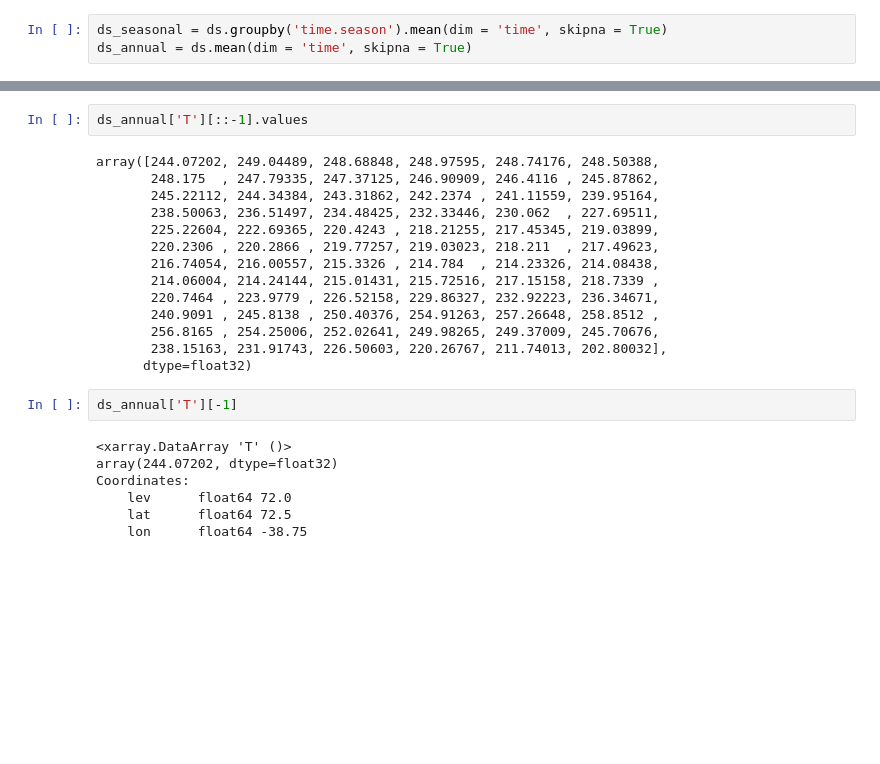
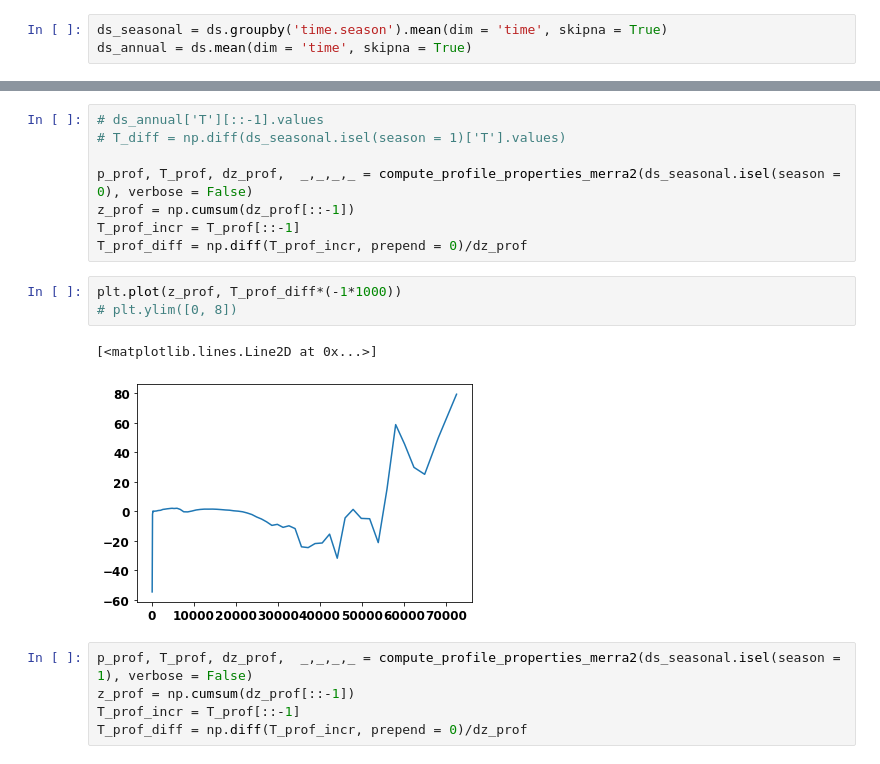
Before and after one commit to costachris/arctic_surface_forcing, a Jupyter notebook: rad_transfer_python/profile_analysis.ipynb, the cells around one changed output, grey strips where cells are left out. Saved outputs shown, nothing was run; the diff lists cells and outputs as text; blank space fills up the shorter version.

```diff
--- a/rad_transfer_python/profile_analysis.ipynb
+++ b/rad_transfer_python/profile_analysis.ipynb
@@ -83,25 +89,19 @@ plt.savefig(save_final_figs_dir + 'mean_and_seasonal_temperature_profiles_merra.
-# %%
-ds_annual['T'][::-1].values
-# %% [output]
-array([244.07202, 249.04489, 248.68848, 248.97595, 248.74176, 248.50388,
-       248.175  , 247.79335, 247.37125, 246.90909, 246.4116 , 245.87862,
-       245.22112, 244.34384, 243.31862, 242.2374 , 241.11559, 239.95164,
-       238.50063, 236.51497, 234.48425, 232.33446, 230.062  , 227.69511,
-       225.22604, 222.69365, 220.4243 , 218.21255, 217.45345, 219.03899,
-       220.2306 , 220.2866 , 219.77257, 219.03023, 218.211  , 217.49623,
-       216.74054, 216.00557, 215.3326 , 214.784  , 214.23326, 214.08438,
-       214.06004, 214.24144, 215.01431, 215.72516, 217.15158, 218.7339 ,
-       220.7464 , 223.9779 , 226.52158, 229.86327, 232.92223, 236.34671,
-       240.9091 , 245.8138 , 250.40376, 254.91263, 257.26648, 258.8512 ,
-       256.8165 , 254.25006, 252.02641, 249.98265, 249.37009, 245.70676,
-       238.15163, 231.91743, 226.50603, 220.26767, 211.74013, 202.80032],
-      dtype=float32)
-# %%
-ds_annual['T'][-1]
-# %% [output]
-<xarray.DataArray 'T' ()>
-array(244.07202, dtype=float32)
-Coordinates:
-    lev      float64 72.0
-    lat      float64 72.5
-    lon      float64 -38.75
+# %%
+# ds_annual['T'][::-1].values
+# T_diff = np.diff(ds_seasonal.isel(season = 1)['T'].values)
+
+p_prof, T_prof, dz_prof,  _,_,_,_ = compute_profile_properties_merra2(ds_seasonal.isel(season = 0), verbose = False)
+z_prof = np.cumsum(dz_prof[::-1])
+T_prof_incr = T_prof[::-1]
+T_prof_diff = np.diff(T_prof_incr, prepend = 0)/dz_prof
+# %%
+plt.plot(z_prof, T_prof_diff*(-1*1000))
+# plt.ylim([0, 8])
+# %% [output]
+[<matplotlib.lines.Line2D at 0x...>]
+[figure, added]
+# %%
+p_prof, T_prof, dz_prof,  _,_,_,_ = compute_profile_properties_merra2(ds_seasonal.isel(season = 1), verbose = False)
+z_prof = np.cumsum(dz_prof[::-1])
+T_prof_incr = T_prof[::-1]
+T_prof_diff = np.diff(T_prof_incr, prepend = 0)/dz_prof
```
Also changed, not shown: parts of 10 cells of this notebook, 5 other files.
